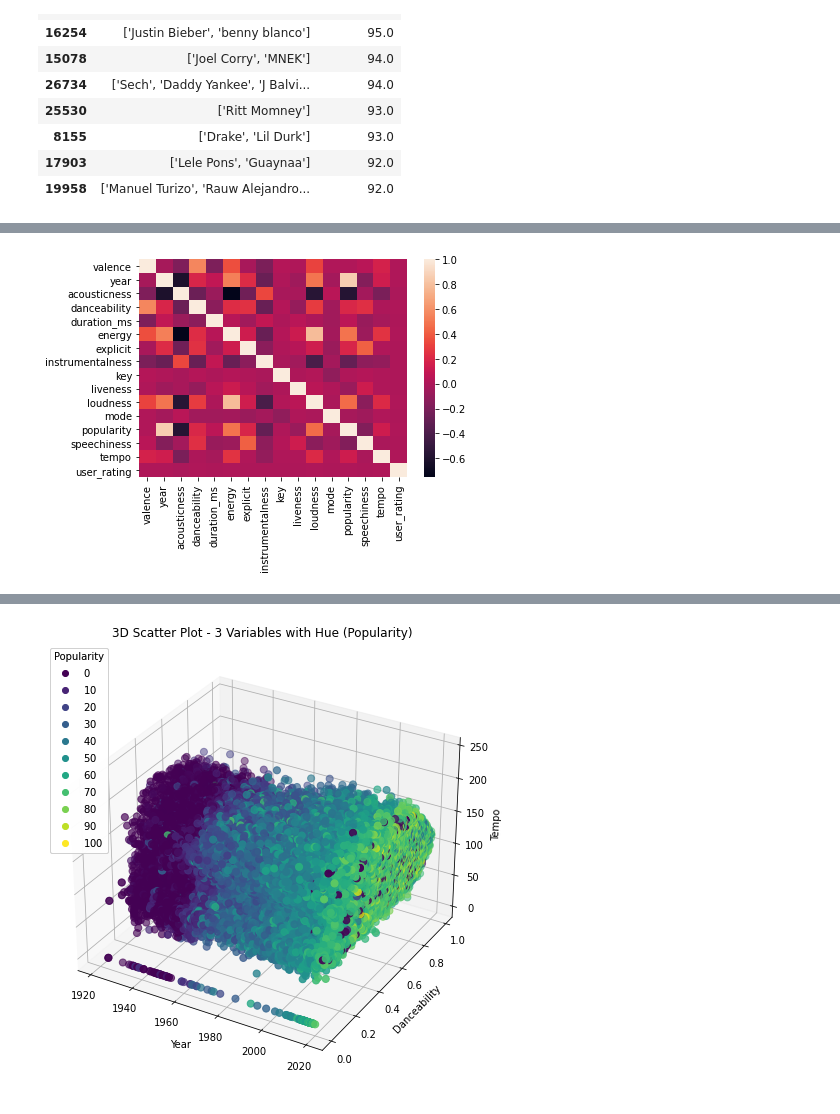
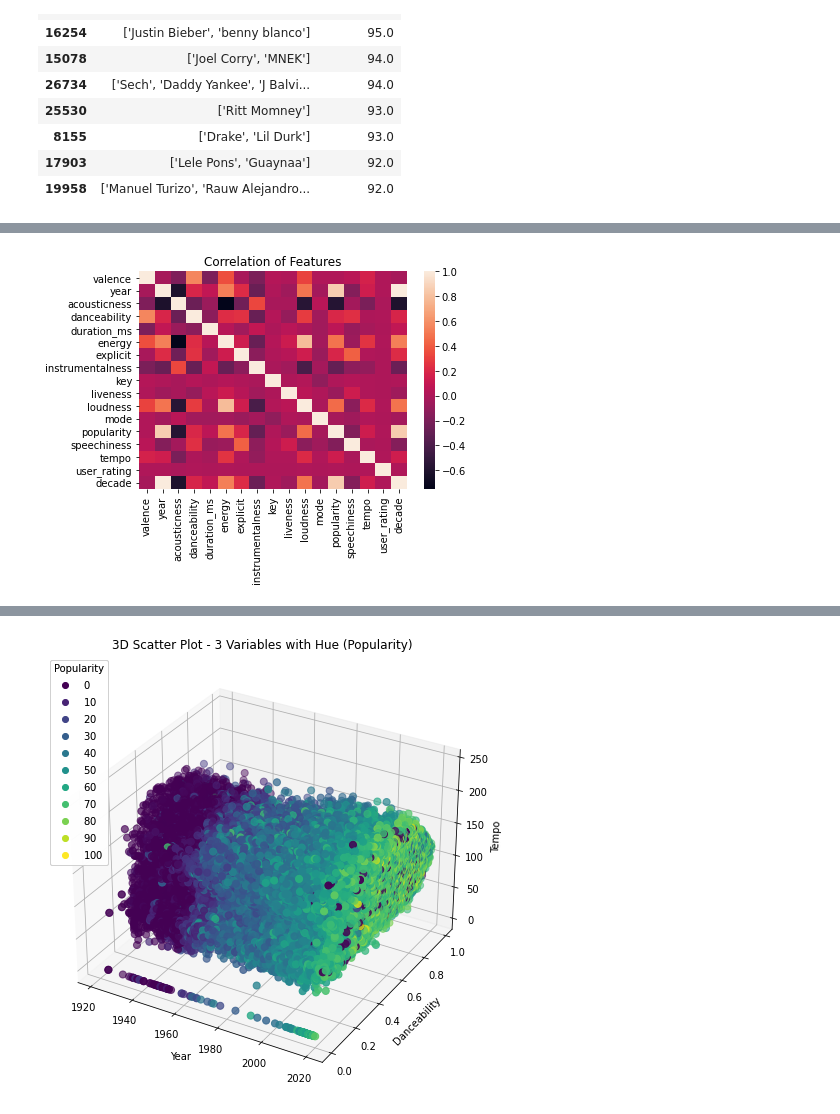
Before and after one commit to rithviksunku/spotify_reccomender207, a Jupyter notebook: spotify_reccomender_system_207.ipynb, the cells around one changed output, grey strips where cells are left out. Saved outputs shown, nothing was run; the diff lists cells and outputs as text; code cells hidden in the pictures.

```diff
--- a/spotify_reccomender_system_207.ipynb
+++ b/spotify_reccomender_system_207.ipynb
@@ -158,0 +144,15 @@ sns.countplot(x='year', data=data)
+# %%
+"""Data by decade"""
+
+# Group data by decade
+data['decade'] = (data['year'] // 10) * 10
+data_decade = data.groupby('decade').size().reset_index(name='count')
+
+# Plot count by decade
+plt.figure(figsize=(12,6))
+sns.barplot(x='decade', y='count', data=data_decade, color='blue')
+plt.xticks(rotation=90)
+plt.title('Distribution of Songs by Decade')
+plt.xlabel('Decade')
+plt.ylabel('Count')
+plt.show()
@@ -167,7 +173,8 @@ fig.show()
 # %%
 """Categorical Correlations"""
 
 sns.heatmap(data.corr())
+plt.title("Correlation of Features")
 plt.show()
 # %% [output]
-[figure, old version]
+[figure, new version]
```
Also changed, not shown: parts of 39 cells of this notebook.
